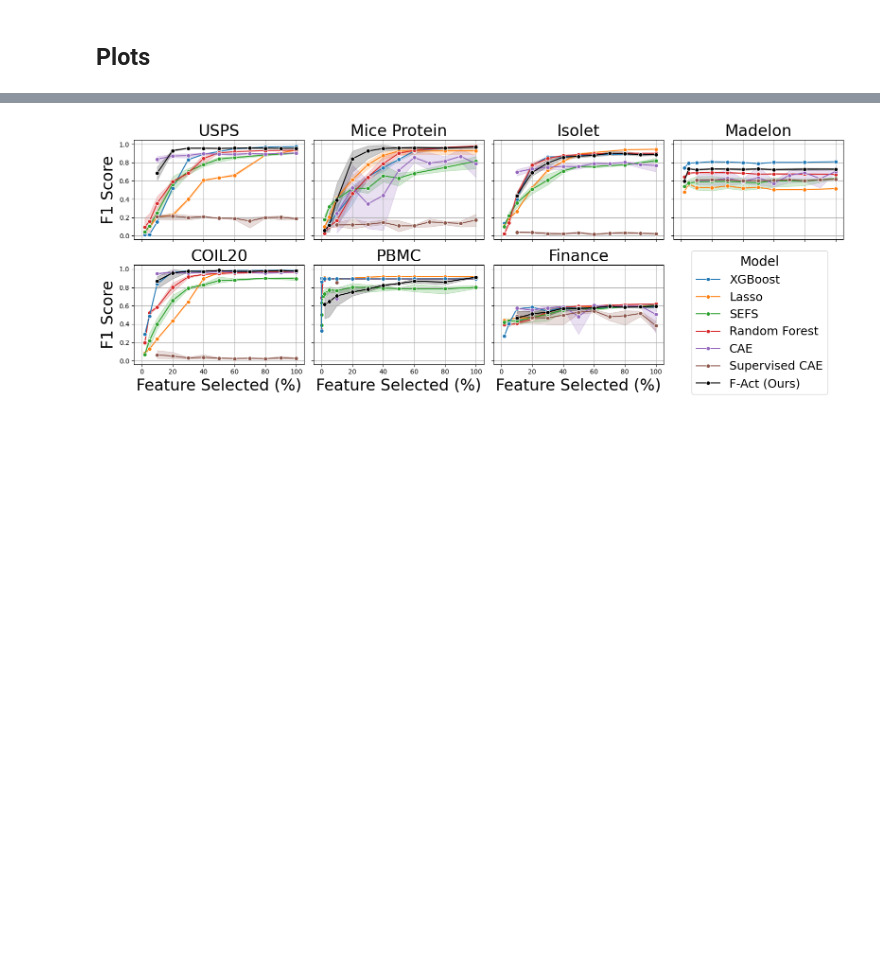
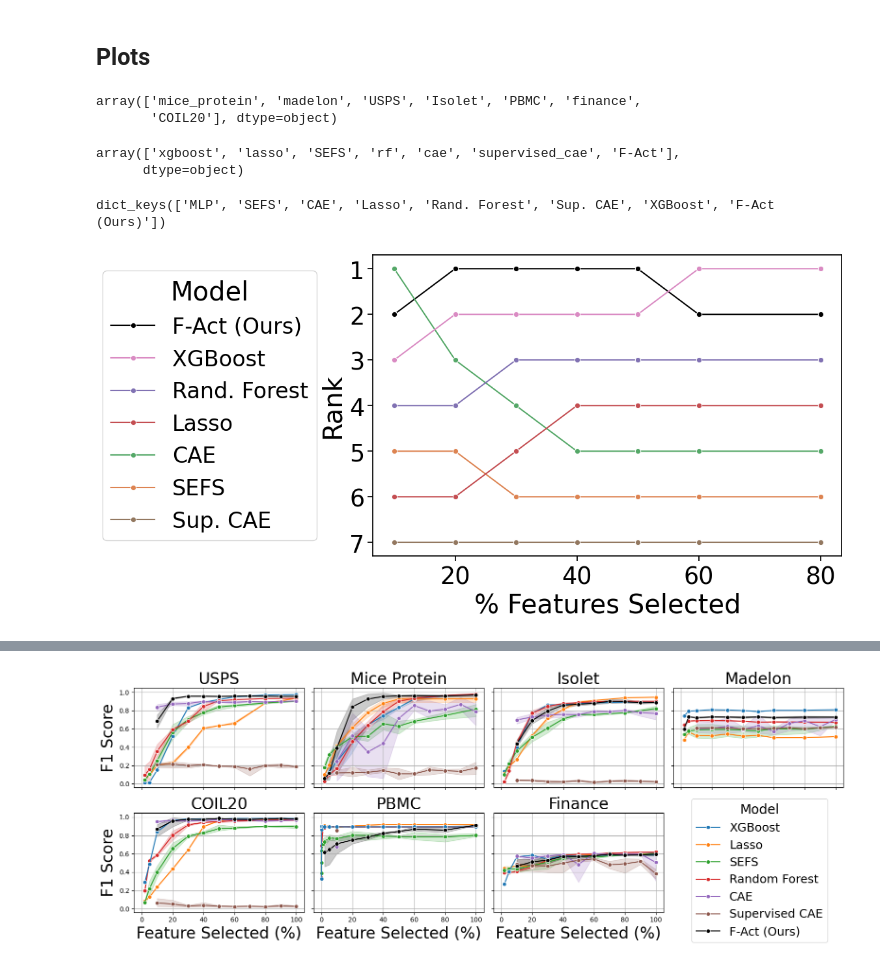
Before and after one commit to evanrex/feature-wise-active-adaptation, a Jupyter notebook: compute_results/final_results/evaluate_feature_selection.ipynb, the cells around one changed output, grey strips where cells are left out. Saved outputs shown, nothing was run; the diff lists cells and outputs as text; code cells hidden in the pictures; blank space fills up the shorter version.

Commit message:
Feature selection average ranking plot

```diff
--- a/compute_results/final_results/evaluate_feature_selection.ipynb
+++ b/compute_results/final_results/evaluate_feature_selection.ipynb
@@ -195,3 +195,8 @@ def plot_f1_vs_feature_selection_all_datasets(df, save = False):
     plt.show()
 # %% [markdown]
 ## Plots
+# %%
+df['dataset'].unique()
+# %% [output]
+array(['mice_protein', 'madelon', 'USPS', 'Isolet', 'PBMC', 'finance',
+       'COIL20'], dtype=object)
@@ -197,0 +213,9 @@ def plot_f1_vs_feature_selection_all_datasets(df, save = False):
+# %%
+df['model'].unique()
+# %% [output]
+array(['xgboost', 'lasso', 'SEFS', 'rf', 'cae', 'supervised_cae', 'F-Act'],
+      dtype=object)
+# %%
+model_names = ['MLP', 'SEFS', 'CAE', 'Lasso', 'Rand. Forest', 'Sup. CAE', 'XGBoost', 'F-Act (Ours)']
+# %% [output]
+dict_keys(['MLP', 'SEFS', 'CAE', 'Lasso', 'Rand. Forest', 'Sup. CAE', 'XGBoost', 'F-Act (Ours)'])
@@ -197,0 +261,33 @@ def plot_f1_vs_feature_selection_all_datasets(df, save = False):
+# %%
+
+# Assuming 'grouped_sorted' is your DataFrame with appropriate data
+# Set up the color palette
+palette = {model: 'black' if model == 'F-Act (Ours)' else sns.color_palette("deep")[i] for i, model in enumerate(grouped_sorted['model'].unique())}
+
+# Create the line plot with increased font size
+sns.set_context("notebook", font_scale=2.4)  # Increases the base font size
+plt.figure(figsize=(12, 6))
+lineplot = sns.lineplot(data=grouped_sorted, x='% Features Selected', y='Rank', hue='model', marker='o', palette=palette)
+
+# Reverse the y-axis
+plt.gca().invert_yaxis()
+
+# Set y-axis ticks at every integer
+plt.yticks(range(int(grouped_sorted['Rank'].min()), int(grouped_sorted['Rank'].max()) + 1))
+
+# Customize the legend order and location to the left side of the plot
+handles, labels = lineplot.get_legend_handles_labels()
+order = ['F-Act (Ours)', 'XGBoost', 'Rand. Forest', 'Lasso', 'CAE', 'SEFS', 'Sup. CAE']
+# Create a new handles list based on desired order
+new_handles = [handles[labels.index(l)] for l in order if l in labels]
+new_labels = [l for l in order if l in labels]
+plt.legend(new_handles, new_labels, title='Model', loc='center left', bbox_to_anchor=(-0.6, 0.5), fontsize='24')
+
+# Adjust plot margins to ensure the legend is visible
+plt.subplots_adjust(left=0.3)
+
+plt.savefig(results_dir + f'/rank_feature_selection.pdf', dpi=300)
+# Show the plot
+plt.show()
+# %% [output]
+[figure, added]
```
Also changed, not shown: parts of 3 cells of this notebook, 1 other file.
